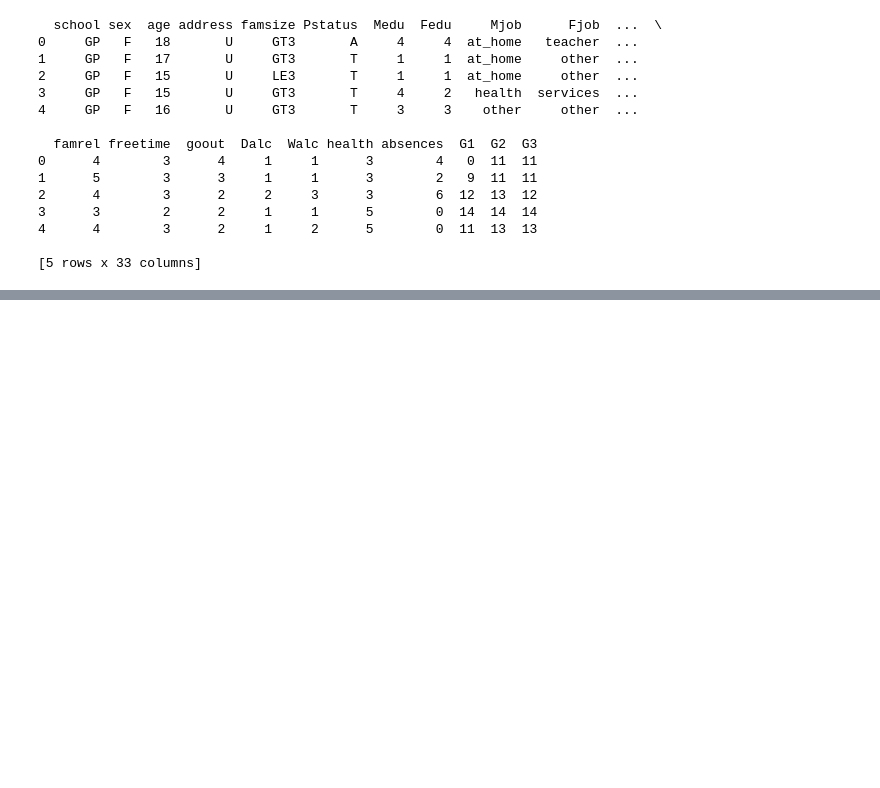
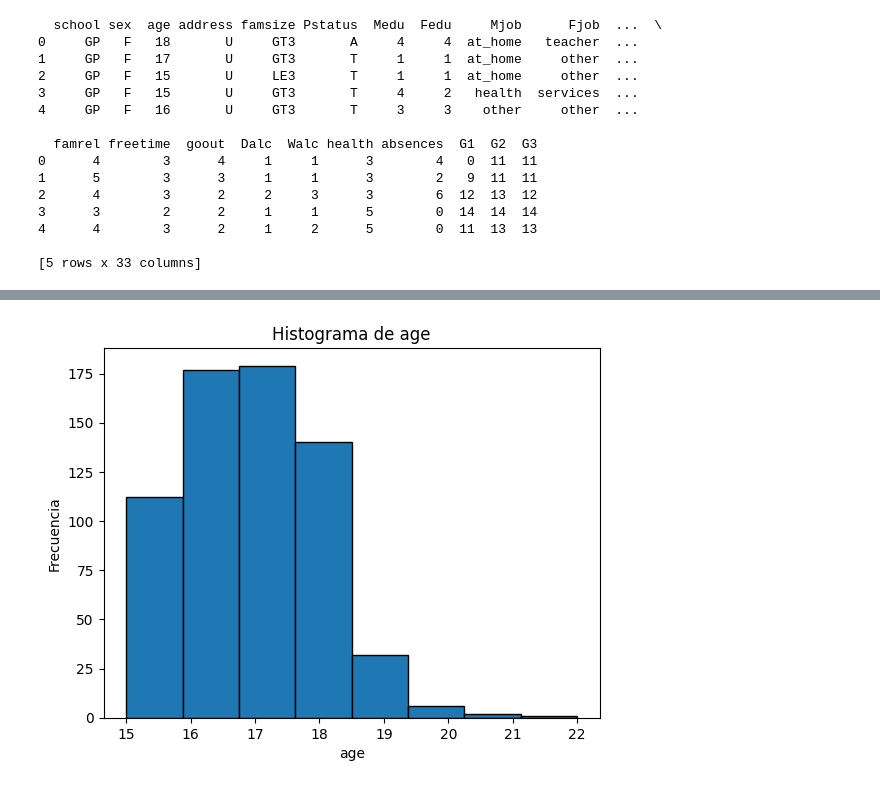
Before and after one commit to Tumup/estadistica, a Jupyter notebook: ESTADISTICA/analisis.ipynb, the cells around one changed output, grey strips where cells are left out. Saved outputs shown, nothing was run; the diff lists cells and outputs as text; code cells hidden in the pictures; blank space fills up the shorter version.

```diff
--- a/ESTADISTICA/analisis.ipynb
+++ b/ESTADISTICA/analisis.ipynb
@@ -40,6 +41,20 @@ df.describe()
 | 50% | 17.000000 | 2.000000 | 2.000000 | 1.000000 | 2.000000 | 0.000000 | 4.000000 | 3.000000 | 3.000000 | 1.000000 | ... |
 | 75% | 18.000000 | 4.000000 | 3.000000 | 2.000000 | 2.000000 | 0.000000 | 5.000000 | 4.000000 | 4.000000 | 2.000000 | ... |
 | max | 22.000000 | 4.000000 | 4.000000 | 4.000000 | 4.000000 | 3.000000 | 5.000000 | 5.000000 | 5.000000 | 5.000000 | ... |
+# %%
+from scipy.stats import probplot
+import matplotlib.pyplot as plt
+import pandas as pd
+variable_of_interest = 'age'
+
+# Crea el histograma
+plt.hist(df[variable_of_interest], bins=8, edgecolor='black')  # Puedes ajustar el número de bins según sea necesario
+plt.title(f'Histograma de {variable_of_interest}')
+plt.xlabel(variable_of_interest)
+plt.ylabel('Frecuencia')
+plt.show()
+# %% [output]
+[figure, added]
 # %%
 variable_of_interest = 'G3'
 
```
Also changed, not shown: parts of 8 cells of this notebook.
